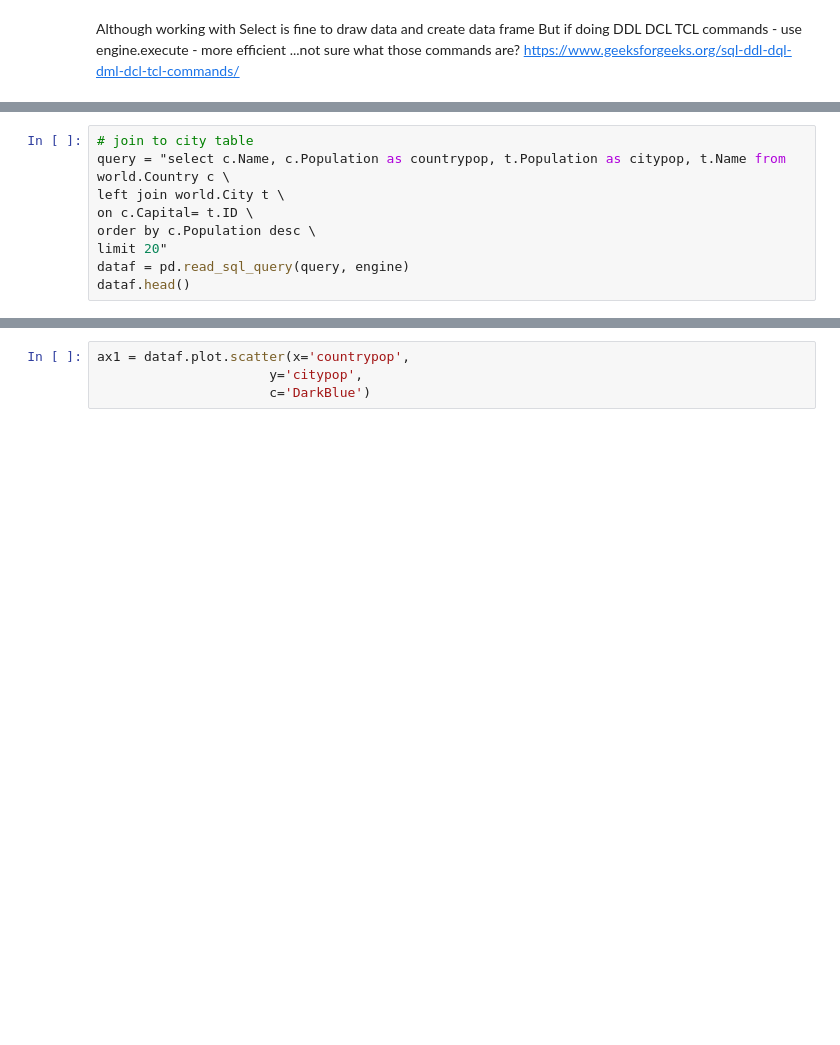
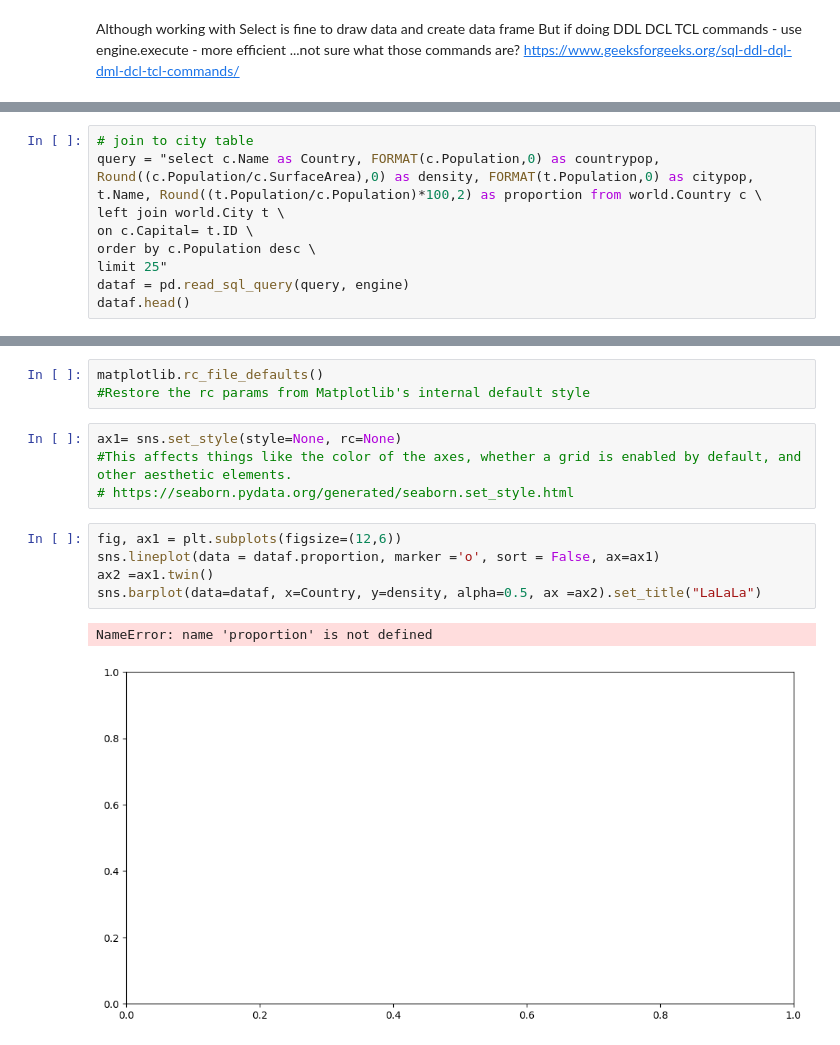
Before and after one commit to student-IH-labs-and-stuff/BER-DAFT-OCT20-Sian, a Jupyter notebook: Other/unit 3 day 1.ipynb, the cells around one changed output, grey strips where cells are left out. Saved outputs shown, nothing was run; the diff lists cells and outputs as text; blank space fills up the shorter version.

```diff
--- a/Other/unit 3 day 1.ipynb
+++ b/Other/unit 3 day 1.ipynb
@@ -55,9 +99,9 @@ ax = data.plot.barh(x='Country', y='Density')
 # %%
 # join to city table
-query = "select c.Name, c.Population as countrypop, t.Population as citypop, t.Name from world.Country c \
+query = "select c.Name as Country, FORMAT(c.Population,0) as countrypop, Round((c.Population/c.SurfaceArea),0) as density, FORMAT(t.Population,0) as citypop, t.Name, Round((t.Population/c.Population)*100,2) as proportion from world.Country c \
 left join world.City t \
 on c.Capital= t.ID \
 order by c.Population desc \
-limit 20"
+limit 25"
 dataf = pd.read_sql_query(query, engine)
 dataf.head()
@@ -66,4 +127,15 @@ dataf.describe()
-# %%
-ax1 = dataf.plot.scatter(x='countrypop',
-                      y='citypop',
-                      c='DarkBlue')
+# %%
+matplotlib.rc_file_defaults()
+#Restore the rc params from Matplotlib's internal default style
+# %%
+ax1= sns.set_style(style=None, rc=None)
+#This affects things like the color of the axes, whether a grid is enabled by default, and other aesthetic elements.
+# https://seaborn.pydata.org/generated/seaborn.set_style.html
+# %%
+fig, ax1 = plt.subplots(figsize=(12,6))
+sns.lineplot(data = dataf.proportion, marker ='o', sort = False, ax=ax1)
+ax2 =ax1.twin()
+sns.barplot(data=dataf, x=Country, y=density, alpha=0.5, ax =ax2).set_title("LaLaLa")
+# %% [output]
+NameError: name 'proportion' is not defined
+[figure, added]
```
Also changed, not shown: parts of 11 cells of this notebook, 3 other files.
